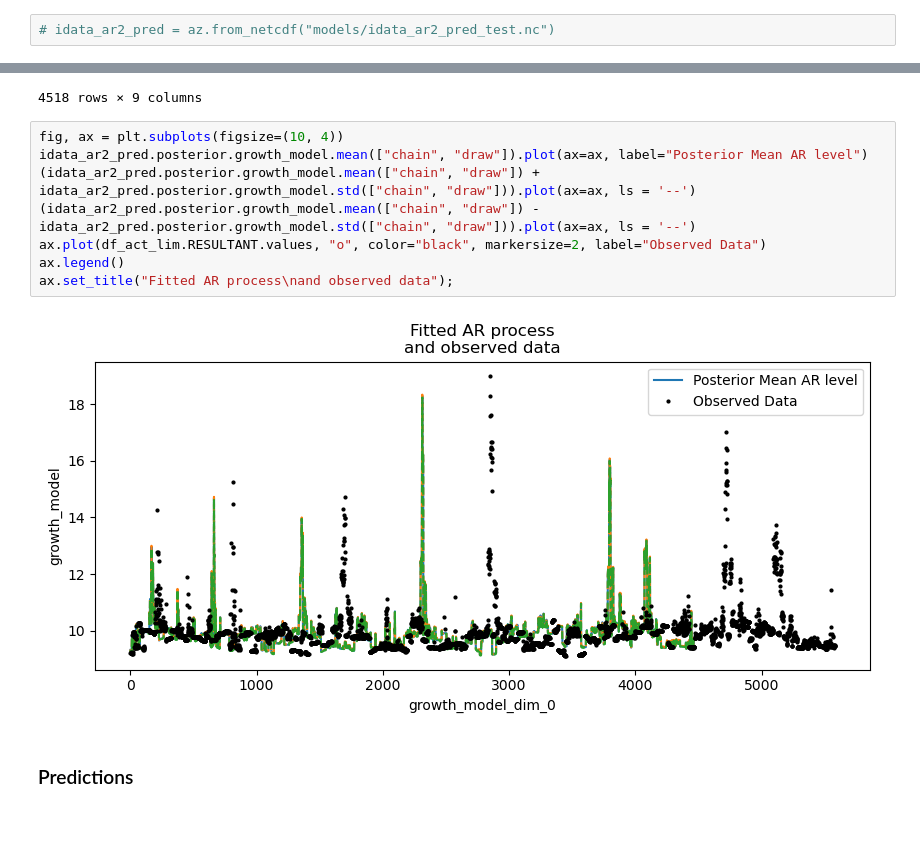
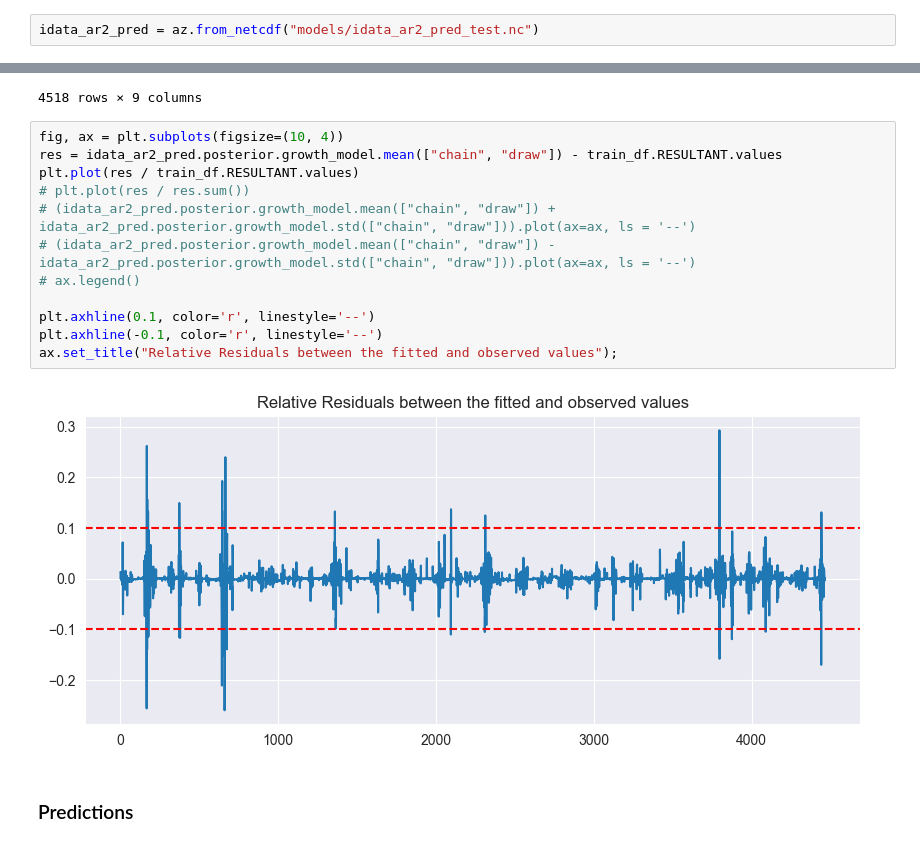
Before and after one commit to andleb/STATS608Final, a Jupyter notebook: ar2_prediction_test.ipynb, the cells around one changed output, grey strips where cells are left out. Saved outputs shown, nothing was run; the diff lists cells and outputs as text.

```diff
--- a/ar2_prediction_test.ipynb
+++ b/ar2_prediction_test.ipynb
@@ -230,7 +232,7 @@ idata_ar2_pred.to_netcdf("models/idata_ar2_pred_test.nc")
 # %% [output]
 'models/idata_ar2_pred_test.nc'
 # %%
-# idata_ar2_pred = az.from_netcdf("models/idata_ar2_pred_test.nc")
+idata_ar2_pred = az.from_netcdf("models/idata_ar2_pred_test.nc")
 # %%
 graph = pm.model_to_graphviz(model_ar2_pred)
 graph.render("models/figure_ar2_pred_test", format = "png")
@@ -269,14 +271,18 @@ az.summary(idata_ar2_pred)
 4518 rows × 9 columns
 # %%
 fig, ax = plt.subplots(figsize=(10, 4))
-idata_ar2_pred.posterior.growth_model.mean(["chain", "draw"]).plot(ax=ax, label="Posterior Mean AR level")
-(idata_ar2_pred.posterior.growth_model.mean(["chain", "draw"]) + idata_ar2_pred.posterior.growth_model.std(["chain", "draw"])).plot(ax=ax, ls = '--')
-(idata_ar2_pred.posterior.growth_model.mean(["chain", "draw"]) - idata_ar2_pred.posterior.growth_model.std(["chain", "draw"])).plot(ax=ax, ls = '--')
-ax.plot(df_act_lim.RESULTANT.values, "o", color="black", markersize=2, label="Observed Data")
-ax.legend()
-ax.set_title("Fitted AR process\nand observed data");
+res = idata_ar2_pred.posterior.growth_model.mean(["chain", "draw"]) - train_df.RESULTANT.values
+plt.plot(res / train_df.RESULTANT.values)
+# plt.plot(res / res.sum())
+# (idata_ar2_pred.posterior.growth_model.mean(["chain", "draw"]) + idata_ar2_pred.posterior.growth_model.std(["chain", "draw"])).plot(ax=ax, ls = '--')
+# (idata_ar2_pred.posterior.growth_model.mean(["chain", "draw"]) - idata_ar2_pred.posterior.growth_model.std(["chain", "draw"])).plot(ax=ax, ls = '--')
+# ax.legend()
+
+plt.axhline(0.1, color='r', linestyle='--')
+plt.axhline(-0.1, color='r', linestyle='--')
+ax.set_title("Relative Residuals between the fitted and observed values");
 # %% [output]
-[figure, old version]
+[figure, new version]
 # %% [markdown]
 ### Predictions
 # %% [markdown]
```
Also changed, not shown: parts of 2 cells of this notebook, 8 other files.
